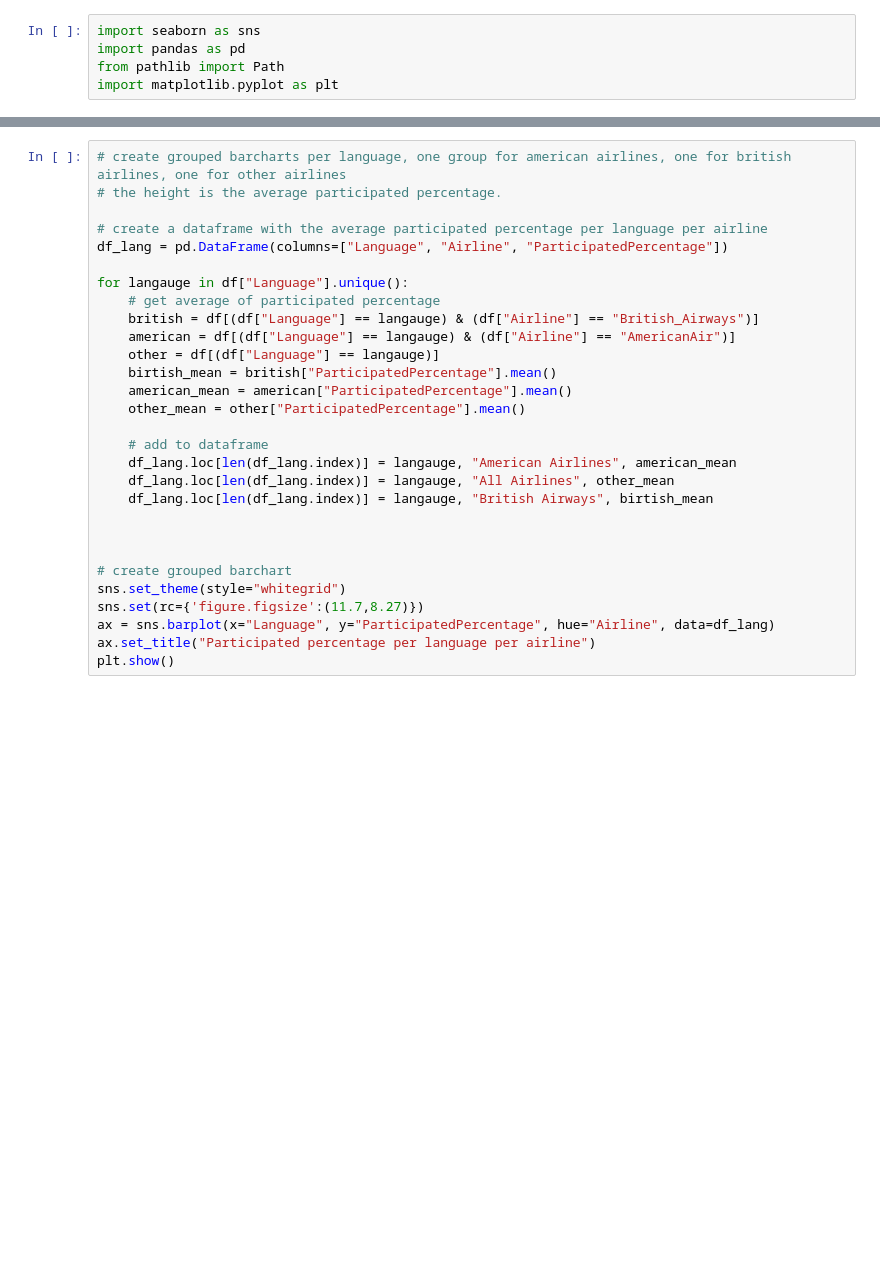
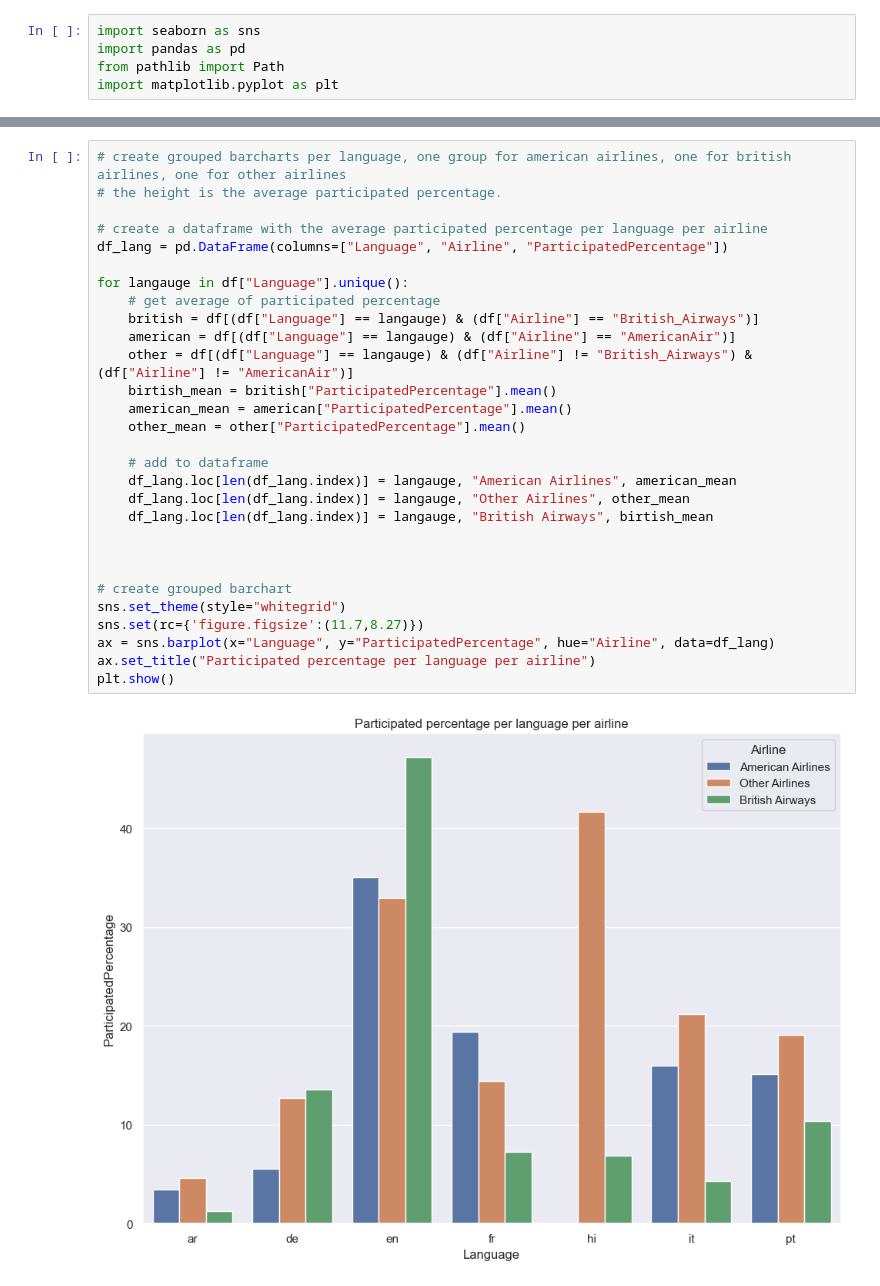
Before and after one commit to danamira/DBL-Data-Challenge, a Jupyter notebook: racism_visualisation.ipynb, the cells around one changed output, grey strips where cells are left out. Saved outputs shown, nothing was run; the diff lists cells and outputs as text; blank space fills up the shorter version.

Commit message:
Ensured it was "Other airlines" for uniformity.

```diff
--- a/racism_visualisation.ipynb
+++ b/racism_visualisation.ipynb
@@ -10,29 +17,31 @@ df.head()
 # %%
 # create grouped barcharts per language, one group for american airlines, one for british airlines, one for other airlines
 # the height is the average participated percentage.
 
 # create a dataframe with the average participated percentage per language per airline
 df_lang = pd.DataFrame(columns=["Language", "Airline", "ParticipatedPercentage"])
 
 for langauge in df["Language"].unique():
     # get average of participated percentage
     british = df[(df["Language"] == langauge) & (df["Airline"] == "British_Airways")]
     american = df[(df["Language"] == langauge) & (df["Airline"] == "AmericanAir")]
-    other = df[(df["Language"] == langauge)]
+    other = df[(df["Language"] == langauge) & (df["Airline"] != "British_Airways") & (df["Airline"] != "AmericanAir")]
     birtish_mean = british["ParticipatedPercentage"].mean()
     american_mean = american["ParticipatedPercentage"].mean()
     other_mean = other["ParticipatedPercentage"].mean()
 
     # add to dataframe
     df_lang.loc[len(df_lang.index)] = langauge, "American Airlines", american_mean
-    df_lang.loc[len(df_lang.index)] = langauge, "All Airlines", other_mean
+    df_lang.loc[len(df_lang.index)] = langauge, "Other Airlines", other_mean
     df_lang.loc[len(df_lang.index)] = langauge, "British Airways", birtish_mean
 
 
 
 # create grouped barchart
 sns.set_theme(style="whitegrid")
 sns.set(rc={'figure.figsize':(11.7,8.27)})
 ax = sns.barplot(x="Language", y="ParticipatedPercentage", hue="Airline", data=df_lang)
 ax.set_title("Participated percentage per language per airline")
 plt.show()
+# %% [output]
+[figure, added]
```
Also changed, not shown: parts of 1 cell of this notebook.
